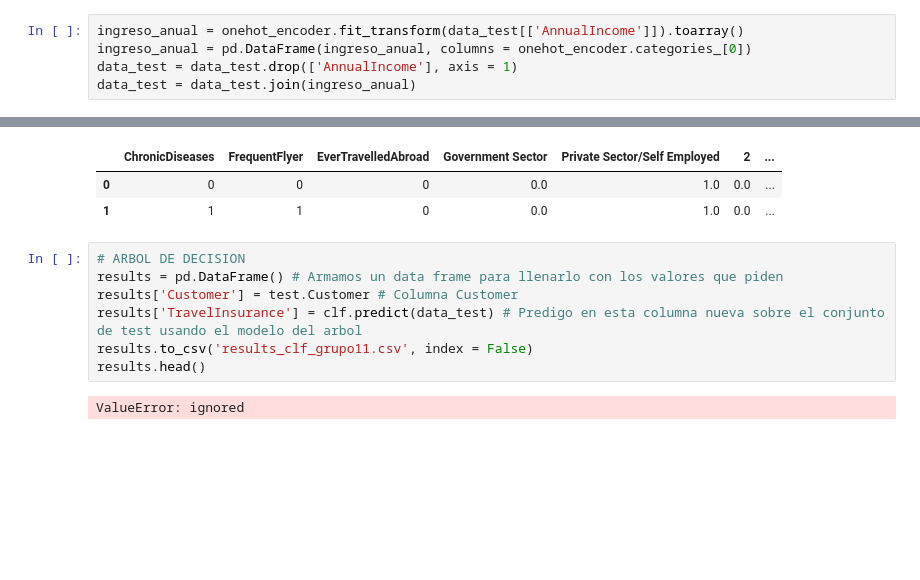
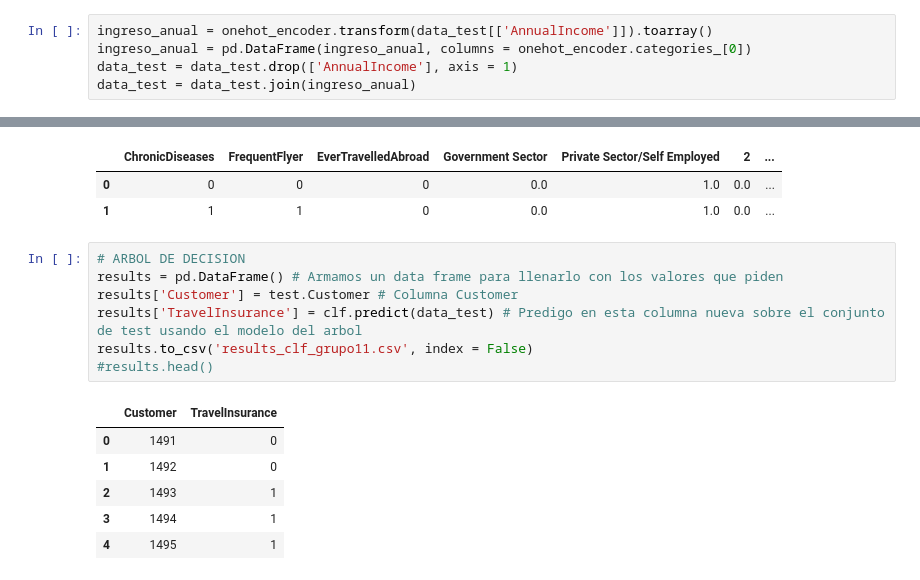
Before and after one commit to natanrajch/DiploDatos, a Jupyter notebook: Supervisado/Kaggle.ipynb, the cells around one changed output, grey strips where cells are left out. Drawn from its saved outputs; the diff is of its cells as text; blank space fills up the shorter version.

```diff
--- a/Supervisado/Kaggle.ipynb
+++ b/Supervisado/Kaggle.ipynb
@@ -536,7 +536,7 @@ ingreso_anual.head()
 data_train = data_train.drop(['AnnualIncome'], axis=1)
 data_train = data_train.join(ingreso_anual)
 # %%
-ingreso_anual = onehot_encoder.fit_transform(data_test[['AnnualIncome']]).toarray()
+ingreso_anual = onehot_encoder.transform(data_test[['AnnualIncome']]).toarray()
 ingreso_anual = pd.DataFrame(ingreso_anual, columns = onehot_encoder.categories_[0])
 data_test = data_test.drop(['AnnualIncome'], axis = 1)
 data_test = data_test.join(ingreso_anual)
@@ -859,12 +839,17 @@ data_test[:2]
 # %%
 # ARBOL DE DECISION
 results = pd.DataFrame() # Armamos un data frame para llenarlo con los valores que piden
 results['Customer'] = test.Customer # Columna Customer
 results['TravelInsurance'] = clf.predict(data_test) # Predigo en esta columna nueva sobre el conjunto de test usando el modelo del arbol
 results.to_csv('results_clf_grupo11.csv', index = False)
-results.head()
+#results.head()
 # %% [output]
-ValueError: ignored
+|  | Customer | TravelInsurance |
+| 0 | 1491 | 0 |
+| 1 | 1492 | 0 |
+| 2 | 1493 | 1 |
+| 3 | 1494 | 1 |
+| 4 | 1495 | 1 |
 # %%
 # ARBOL DE DECISION BEST MODEL
 results = pd.DataFrame()
```
Also changed, not shown: parts of 11 cells of this notebook.
